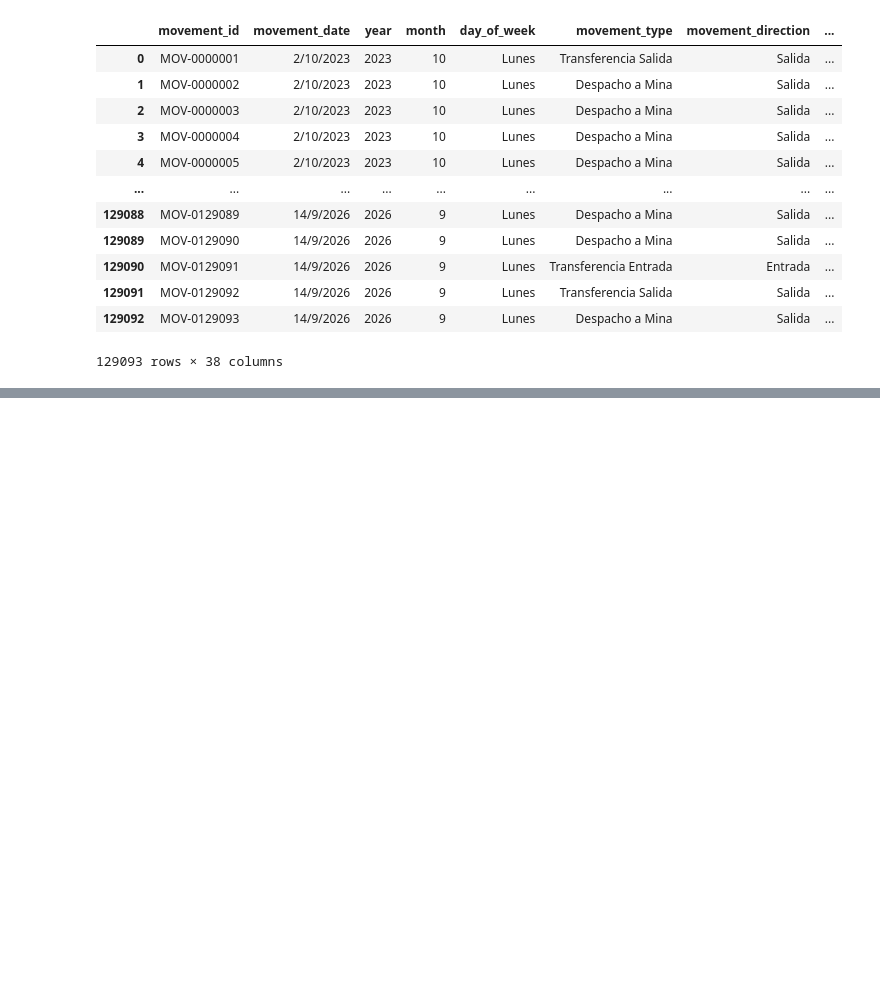
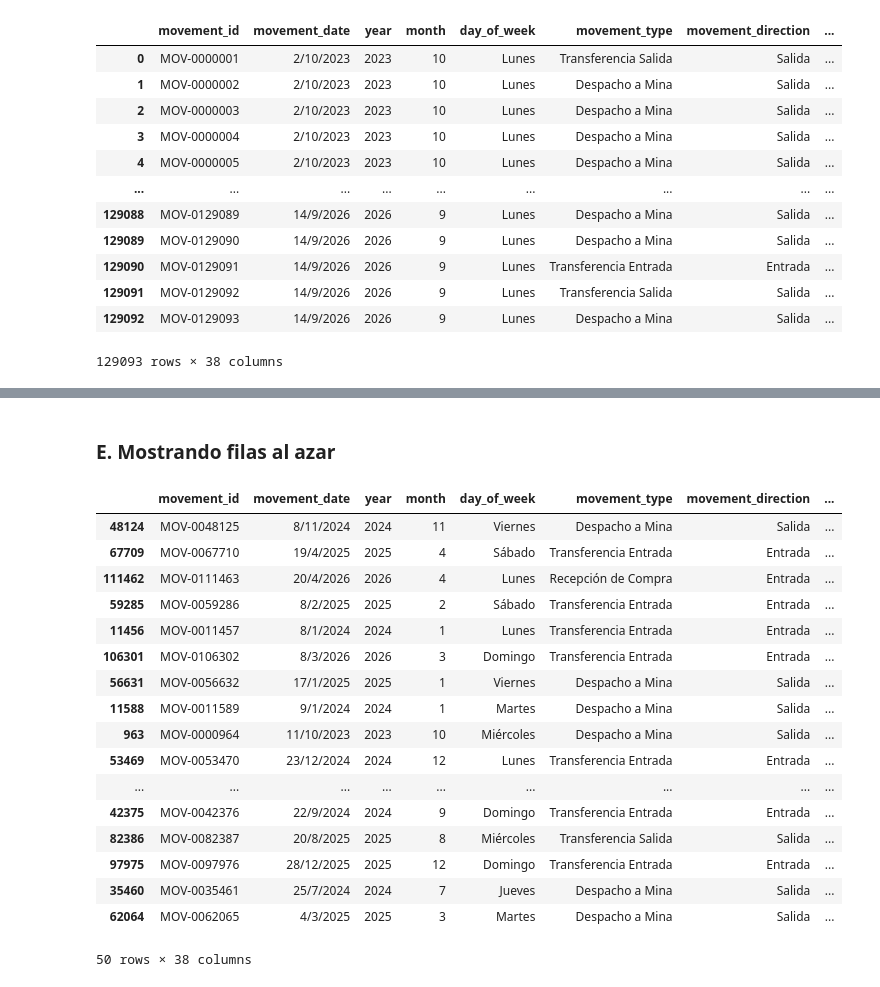
Before and after one commit to Mateo-Alvarez1/python-data-journey, a Jupyter notebook: pandas/cuadernos/Pandas.ipynb, the cells around one changed output, grey strips where cells are left out. Drawn from its saved outputs; the diff is of its cells as text; code cells hidden in the pictures; blank space fills up the shorter version.

```diff
--- a/pandas/cuadernos/Pandas.ipynb
+++ b/pandas/cuadernos/Pandas.ipynb
@@ -55,0 +132,23 @@ mining_warehouse
+# %% [markdown]
+### E. Mostrando filas al azar
+# %%
+mining_warehouse.sample(50)
+# %% [output]
+|  | movement_id | movement_date | year | month | day_of_week | movement_type | movement_direction | ... |
+| 48124 | MOV-0048125 | 8/11/2024 | 2024 | 11 | Viernes | Despacho a Mina | Salida | ... |
+| 67709 | MOV-0067710 | 19/4/2025 | 2025 | 4 | Sábado | Transferencia Entrada | Entrada | ... |
+| 111462 | MOV-0111463 | 20/4/2026 | 2026 | 4 | Lunes | Recepción de Compra | Entrada | ... |
+| 59285 | MOV-0059286 | 8/2/2025 | 2025 | 2 | Sábado | Transferencia Entrada | Entrada | ... |
+| 11456 | MOV-0011457 | 8/1/2024 | 2024 | 1 | Lunes | Transferencia Entrada | Entrada | ... |
+| 106301 | MOV-0106302 | 8/3/2026 | 2026 | 3 | Domingo | Transferencia Entrada | Entrada | ... |
+| 56631 | MOV-0056632 | 17/1/2025 | 2025 | 1 | Viernes | Despacho a Mina | Salida | ... |
+| 11588 | MOV-0011589 | 9/1/2024 | 2024 | 1 | Martes | Despacho a Mina | Salida | ... |
+| 963 | MOV-0000964 | 11/10/2023 | 2023 | 10 | Miércoles | Despacho a Mina | Salida | ... |
+| 53469 | MOV-0053470 | 23/12/2024 | 2024 | 12 | Lunes | Transferencia Entrada | Entrada | ... |
+| ... | ... | ... | ... | ... | ... | ... | ... | ... |
+| 42375 | MOV-0042376 | 22/9/2024 | 2024 | 9 | Domingo | Transferencia Entrada | Entrada | ... |
+| 82386 | MOV-0082387 | 20/8/2025 | 2025 | 8 | Miércoles | Transferencia Salida | Salida | ... |
+| 97975 | MOV-0097976 | 28/12/2025 | 2025 | 12 | Domingo | Transferencia Entrada | Entrada | ... |
+| 35460 | MOV-0035461 | 25/7/2024 | 2024 | 7 | Jueves | Despacho a Mina | Salida | ... |
+| 62064 | MOV-0062065 | 4/3/2025 | 2025 | 3 | Martes | Despacho a Mina | Salida | ... |
+50 rows × 38 columns
```
Also changed, not shown: parts of 14 cells of this notebook, 8 other files.
